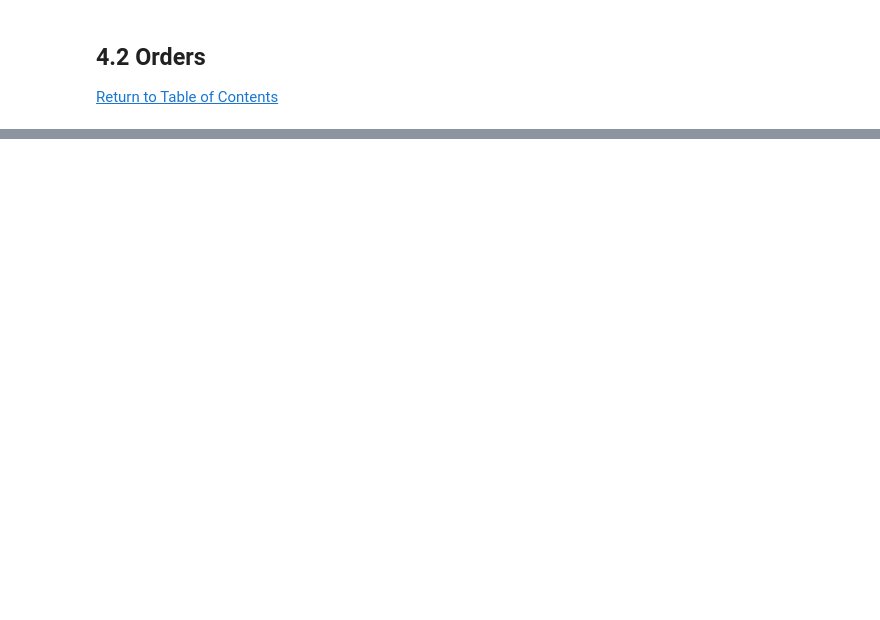
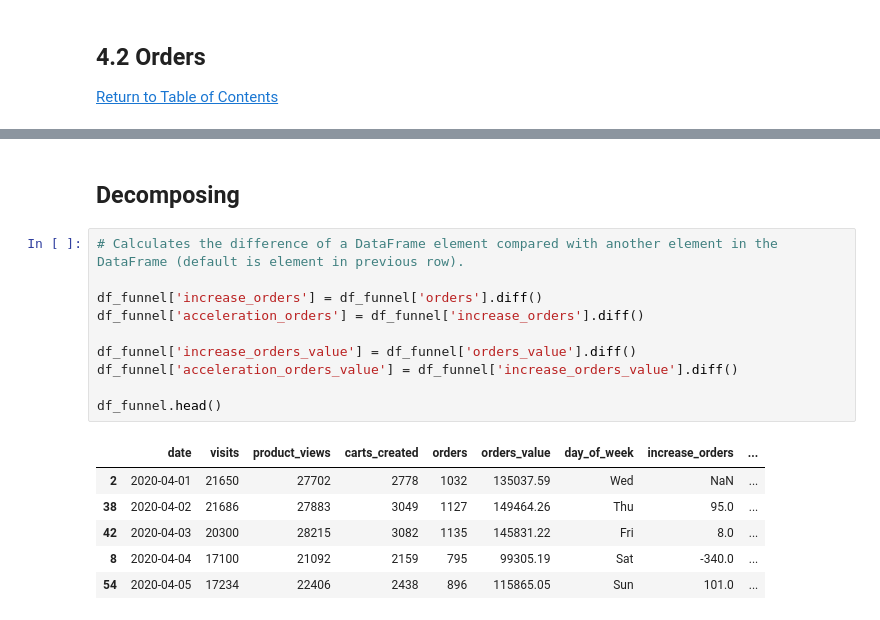
Before and after one commit to pathilink/enjoei_business_analytics_case, a Jupyter notebook: notebook/enjoei_case.ipynb, the cells around one changed output, grey strips where cells are left out. Drawn from its saved outputs; the diff is of its cells as text; blank space fills up the shorter version.

```diff
--- a/notebook/enjoei_case.ipynb
+++ b/notebook/enjoei_case.ipynb
@@ -84,0 +215,19 @@ The data has 500 rows and 8 columns.
+# %% [markdown]
+## Decomposing
+# %%
+# Calculates the difference of a DataFrame element compared with another element in the DataFrame (default is element in previous row).
+
+df_funnel['increase_orders'] = df_funnel['orders'].diff()
+df_funnel['acceleration_orders'] = df_funnel['increase_orders'].diff()
+
+df_funnel['increase_orders_value'] = df_funnel['orders_value'].diff()
+df_funnel['acceleration_orders_value'] = df_funnel['increase_orders_value'].diff()
+
+df_funnel.head()
+# %% [output]
+|  | date | visits | product_views | carts_created | orders | orders_value | day_of_week | increase_orders | ... |
+| 2 | 2020-04-01 | 21650 | 27702 | 2778 | 1032 | 135037.59 | Wed | NaN | ... |
+| 38 | 2020-04-02 | 21686 | 27883 | 3049 | 1127 | 149464.26 | Thu | 95.0 | ... |
+| 42 | 2020-04-03 | 20300 | 28215 | 3082 | 1135 | 145831.22 | Fri | 8.0 | ... |
+| 8 | 2020-04-04 | 17100 | 21092 | 2159 | 795 | 99305.19 | Sat | -340.0 | ... |
+| 54 | 2020-04-05 | 17234 | 22406 | 2438 | 896 | 115865.05 | Sun | 101.0 | ... |
```
Also changed, not shown: parts of 25 cells of this notebook.
